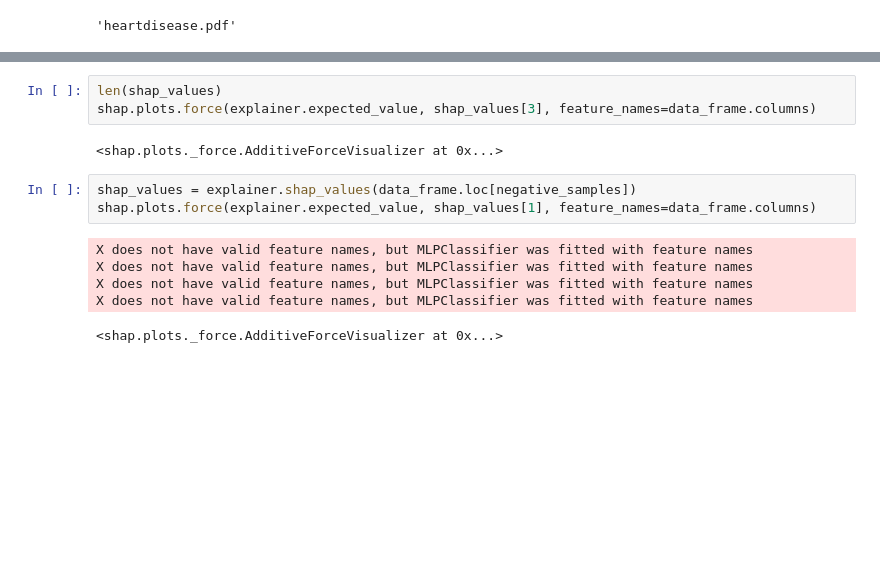
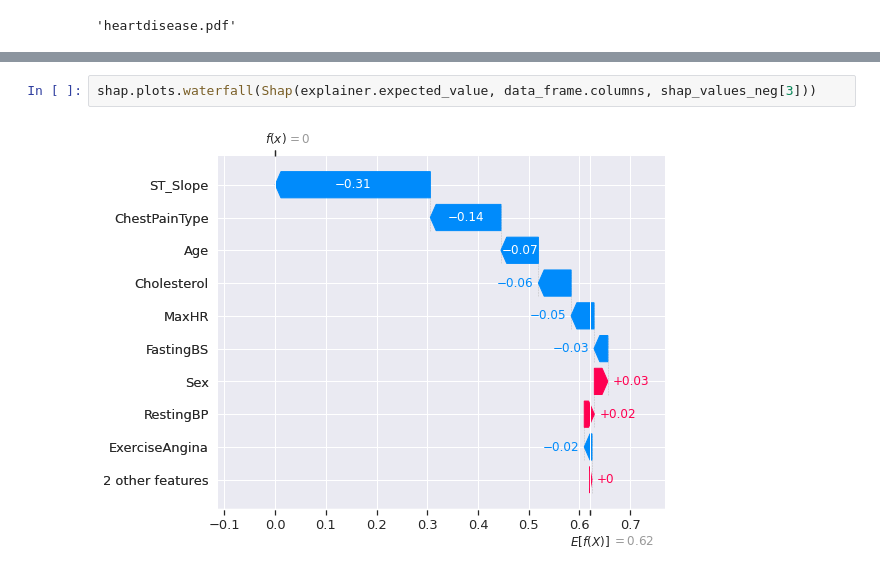
Before and after one commit to omkar-ethz/ml4hc-projects, a Jupyter notebook: project1/part1/main.ipynb, the cells around one changed output, grey strips where cells are left out. Saved outputs shown, nothing was run; the diff lists cells and outputs as text; blank space fills up the shorter version.

```diff
--- a/project1/part1/main.ipynb
+++ b/project1/part1/main.ipynb
@@ -331,14 +380,4 @@ array([[-0.00869697, -0.11183189, -0.07485967,  0.01836652,  0.0399697 ,
 # %%
-len(shap_values)
-shap.plots.force(explainer.expected_value, shap_values[3], feature_names=data_frame.columns)
+shap.plots.waterfall(Shap(explainer.expected_value, data_frame.columns, shap_values_neg[3]))
 # %% [output]
-<shap.plots._force.AdditiveForceVisualizer at 0x...>
+[figure, added]
-# %%
-shap_values = explainer.shap_values(data_frame.loc[negative_samples])
-shap.plots.force(explainer.expected_value, shap_values[1], feature_names=data_frame.columns)
-# %% [output]
-X does not have valid feature names, but MLPClassifier was fitted with feature names
-X does not have valid feature names, but MLPClassifier was fitted with feature names
-X does not have valid feature names, but MLPClassifier was fitted with feature names
-X does not have valid feature names, but MLPClassifier was fitted with feature names
-<shap.plots._force.AdditiveForceVisualizer at 0x...>
```
Also changed, not shown: parts of 27 cells of this notebook, 3 other files.
